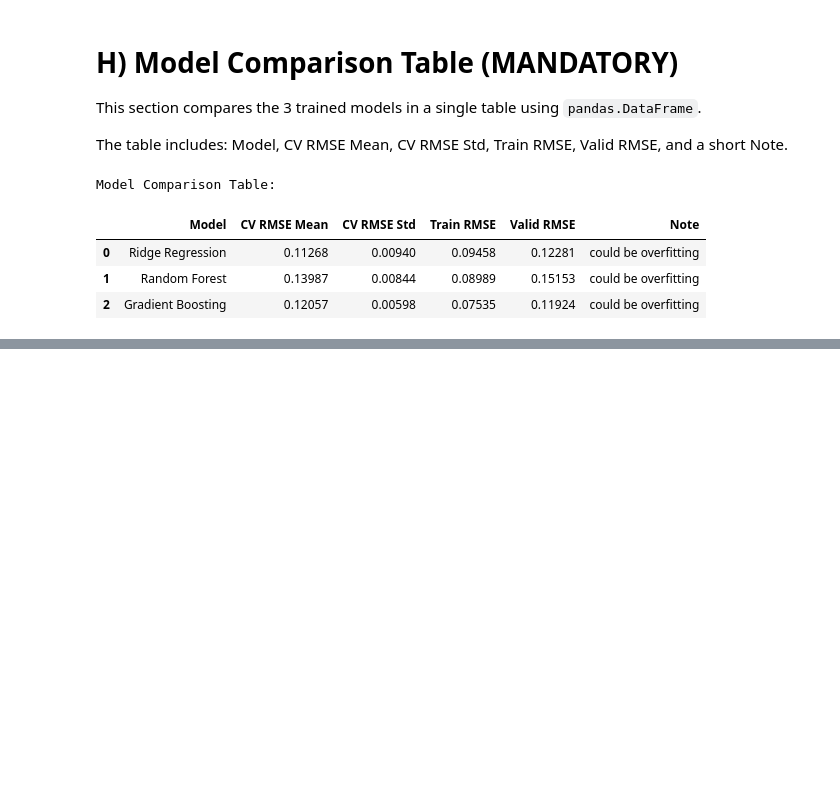
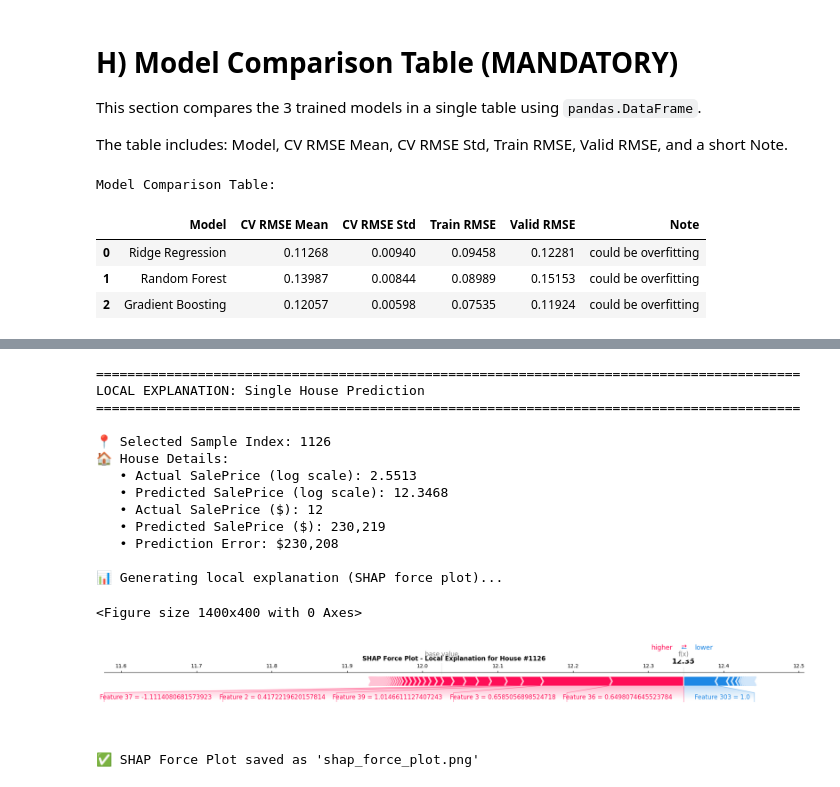
Before and after one commit to AbdullahMart/AI_Engineering_Week_3, a Jupyter notebook: Week3_HousePrices_Team1.ipynb, the cells around one changed output, grey strips where cells are left out. Drawn from its saved outputs; the diff is of its cells as text; code cells hidden in the pictures; blank space fills up the shorter version.

```diff
--- a/Week3_HousePrices_Team1.ipynb
+++ b/Week3_HousePrices_Team1.ipynb
@@ -1319,0 +1632,77 @@ Model Comparison Table:
+# %%
+# Local Explanation: Single House Prediction
+if shap_values is not None:
+    print("\n" + "=" * 90)
+    print("LOCAL EXPLANATION: Single House Prediction")
+    print("=" * 90)
+
+    # Select a random house from training data for explanation
+    np.random.seed(42)
+    sample_idx = np.random.randint(0, X_train_processed.shape[0])
+
+    print(f"\n📍 Selected Sample Index: {sample_idx}")
+
+    # Get prediction for this sample
+    sample = X_train_processed[sample_idx:sample_idx+1]
+    prediction = best_model.predict(sample)[0]
+    actual = y_train.iloc[sample_idx]
+
+    print(f"🏠 House Details:")
+    print(f"   • Actual SalePrice (log scale): {np.log1p(actual):.4f}")
+    print(f"   • Predicted SalePrice (log scale): {prediction:.4f}")
+    print(f"   • Actual SalePrice ($): {actual:,.0f}")
+    print(f"   • Predicted SalePrice ($): {np.expm1(prediction):,.0f}")
+    print(f"   • Prediction Error: ${np.expm1(prediction) - actual:,.0f}")
+
+    # Get SHAP values for this sample
+    if isinstance(shap_values, list):
+        sample_shap = shap_values[0][sample_idx]
+    else:
+        sample_shap = shap_values[sample_idx]
+
+    # Create force plot for local explanation
+    print(f"\n📊 Generating local explanation (SHAP force plot)...")
+
+    try:
+        # Create force plot
+        plt.figure(figsize=(14, 4))
+
+        # Get base value
+        base_value = explainer.expected_value
+        if isinstance(base_value, np.ndarray):
+            base_value = base_value[0]
+
+        shap.force_plot(base_value, sample_shap, sample, matplotlib=True, show=False)
+        plt.title(f"SHAP Force Plot - Local Explanation for House #{sample_idx}",
+                  fontsize=12, fontweight='bold')
+        plt.tight_layout()
+        plt.savefig('shap_force_plot.png', dpi=300, bbox_inches='tight')
+        plt.show()
+
+        print("✅ SHAP Force Plot saved as 'shap_force_plot.png'")
+    except Exception as e:
+        print(f"⚠️ Could not generate force plot: {e}")
+        print("Showing top contributing features instead...")
+
+        # Alternative: show top contributing features
+        top_features_idx = np.argsort(np.abs(sample_shap))[-5:][::-1]
+        print(f"\n🔝 Top 5 Contributing Features for this prediction:")
+        for rank, feat_idx in enumerate(top_features_idx, 1):
+            print(f"   {rank}. Feature: {feat_idx}, SHAP value: {sample_shap[feat_idx]:.4f}")
+# %% [output]
+==========================================================================================
+LOCAL EXPLANATION: Single House Prediction
+==========================================================================================
+
+📍 Selected Sample Index: 1126
+🏠 House Details:
+   • Actual SalePrice (log scale): 2.5513
+   • Predicted SalePrice (log scale): 12.3468
+   • Actual SalePrice ($): 12
+   • Predicted SalePrice ($): 230,219
+   • Prediction Error: $230,208
+
+📊 Generating local explanation (SHAP force plot)...
+<Figure size 1400x400 with 0 Axes>
+[figure, added]
+✅ SHAP Force Plot saved as 'shap_force_plot.png'
```
Also changed, not shown: parts of 18 cells of this notebook, 6 other files.
